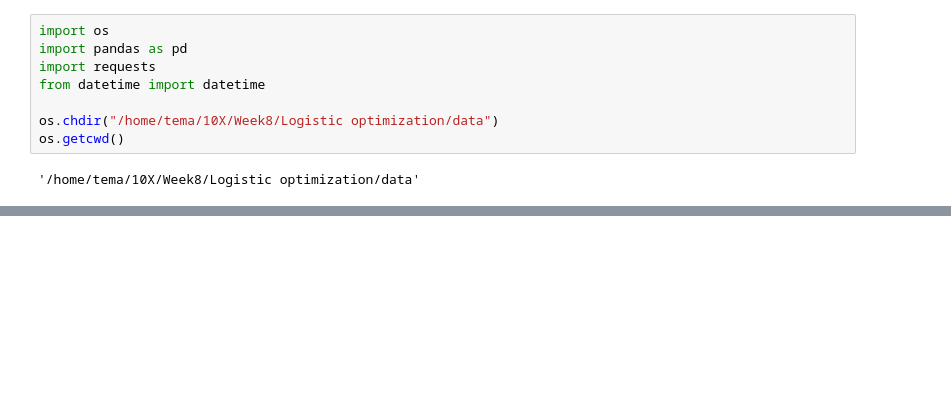
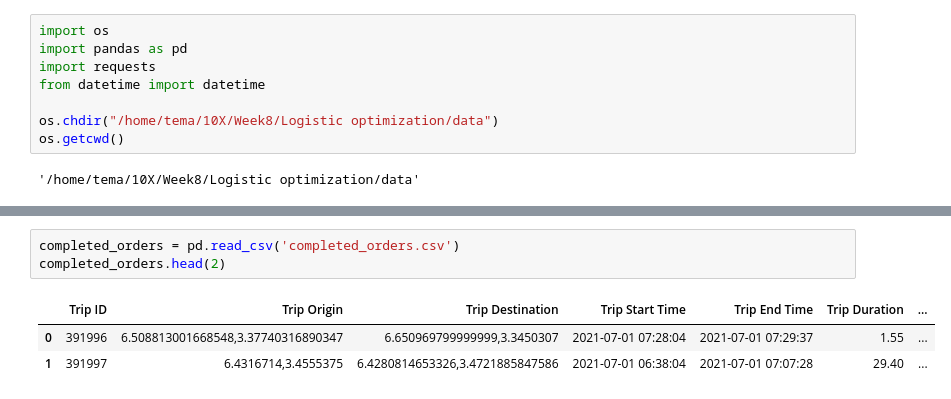
Before and after one commit to temesgen5335/Logistic-optimization, a Jupyter notebook: notebooks/feature_engineering.ipynb, the cells around one changed output, grey strips where cells are left out. Drawn from its saved outputs; the diff is of its cells as text; blank space fills up the shorter version.

```diff
--- a/notebooks/feature_engineering.ipynb
+++ b/notebooks/feature_engineering.ipynb
@@ -36,0 +37,7 @@ completed_orders_raw.head()
+# %%
+completed_orders = pd.read_csv('completed_orders.csv')
+completed_orders.head(2)
+# %% [output]
+|  | Trip ID | Trip Origin | Trip Destination | Trip Start Time | Trip End Time | Trip Duration | ... |
+| 0 | 391996 | 6.508813001668548,3.37740316890347 | 6.650969799999999,3.3450307 | 2021-07-01 07:28:04 | 2021-07-01 07:29:37 | 1.55 | ... |
+| 1 | 391997 | 6.4316714,3.4555375 | 6.4280814653326,3.4721885847586 | 2021-07-01 06:38:04 | 2021-07-01 07:07:28 | 29.40 | ... |
```
Also changed, not shown: parts of 9 cells of this notebook, 1 other file.
